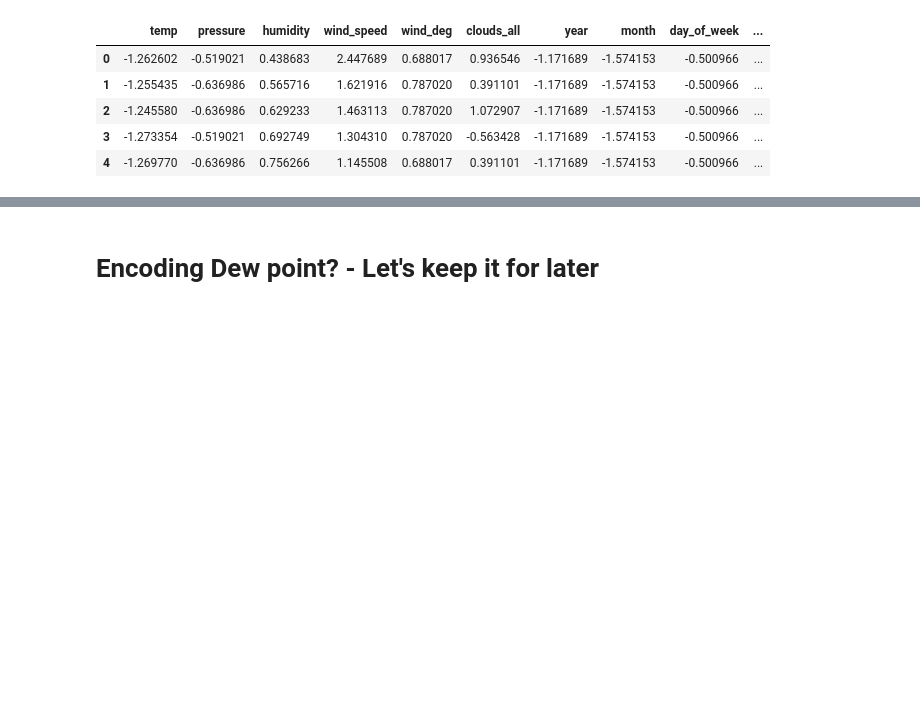
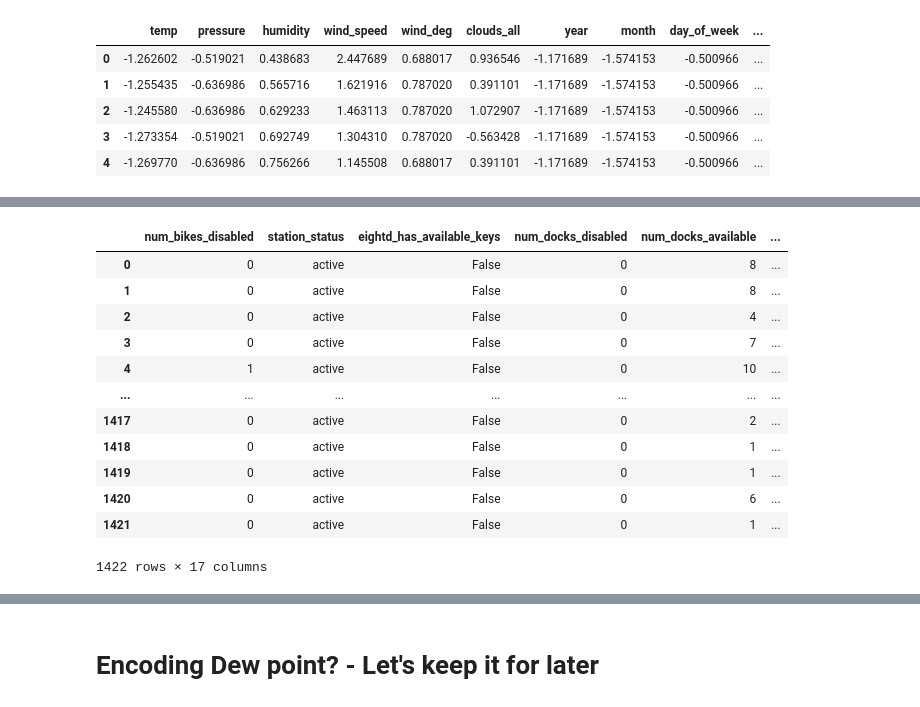
Before and after one commit to G-Dolle/DIVVY_BIKE, a Jupyter notebook: weather_exploration.ipynb, the cells around one changed output, grey strips where cells are left out. Saved outputs shown, nothing was run; the diff lists cells and outputs as text; code cells hidden in the pictures; blank space fills up the shorter version.

```diff
--- a/weather_exploration.ipynb
+++ b/weather_exploration.ipynb
@@ -1392,0 +1395,8 @@ weather_df_scaled.head(5)
+# %%
+import requests
+
+url='https://gbfs.divvybikes.com/gbfs/en/station_status.json'
+
+
+
+response=requests.get(url=url).json()
@@ -1392,0 +1427,2 @@ weather_df_scaled.head(5)
+# %%
+test = response["data"]["stations"]
@@ -1392,0 +1452,17 @@ weather_df_scaled.head(5)
+# %%
+station_df = pd.DataFrame.from_dict(test)
+station_df
+# %% [output]
+|  | num_bikes_disabled | station_status | eightd_has_available_keys | num_docks_disabled | num_docks_available | ... |
+| 0 | 0 | active | False | 0 | 8 | ... |
+| 1 | 0 | active | False | 0 | 8 | ... |
+| 2 | 0 | active | False | 0 | 4 | ... |
+| 3 | 0 | active | False | 0 | 7 | ... |
+| 4 | 1 | active | False | 0 | 10 | ... |
+| ... | ... | ... | ... | ... | ... | ... |
+| 1417 | 0 | active | False | 0 | 2 | ... |
+| 1418 | 0 | active | False | 0 | 1 | ... |
+| 1419 | 0 | active | False | 0 | 1 | ... |
+| 1420 | 0 | active | False | 0 | 6 | ... |
+| 1421 | 0 | active | False | 0 | 1 | ... |
+1422 rows × 17 columns
```
Also changed, not shown: parts of 8 cells of this notebook.
